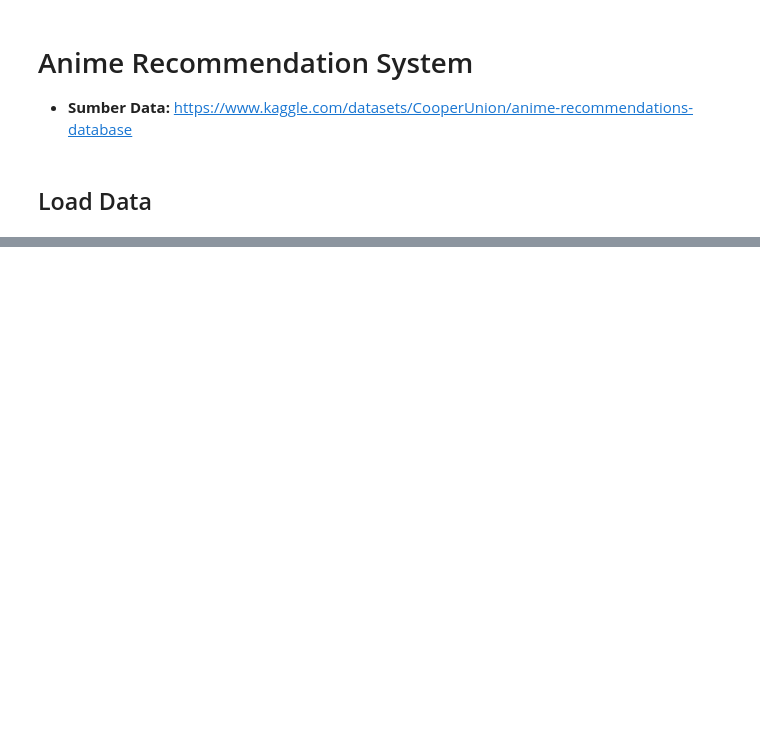
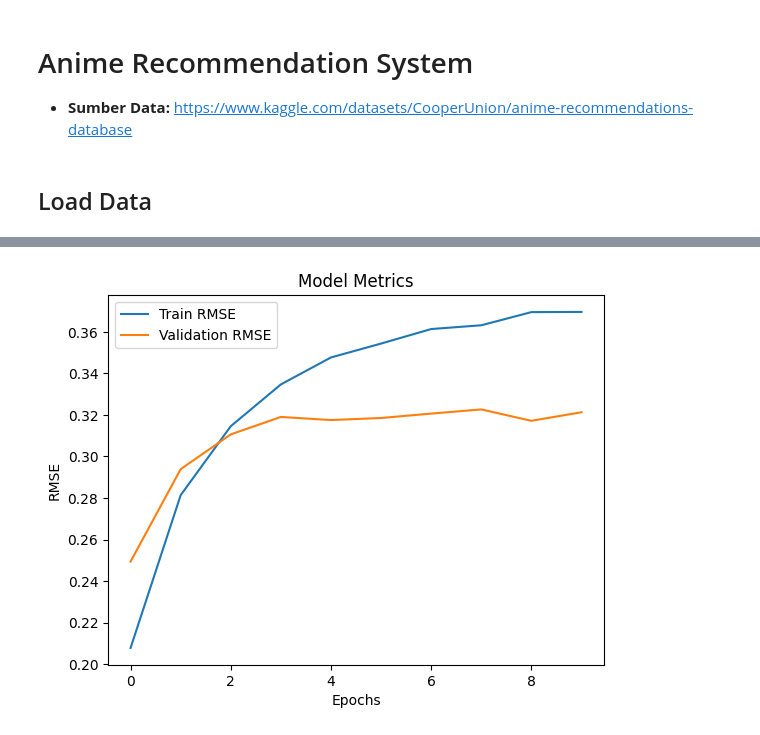
Before and after one commit to lusiaulia/anime-recommendation, a Jupyter notebook: Submission_Proyek_Kedua_ML_Terapan.ipynb, the cells around one changed output, grey strips where cells are left out. Saved outputs shown, nothing was run; the diff lists cells and outputs as text; code cells hidden in the pictures; blank space fills up the shorter version.

```diff
--- a/Submission_Proyek_Kedua_ML_Terapan.ipynb
+++ b/Submission_Proyek_Kedua_ML_Terapan.ipynb
@@ -242,0 +223,3 @@ Dari ketiga model terlihat model dengan akurasi yang paling besar yaitu model XG
+# %%
+rate_df.drop_duplicates(keep='first',inplace=True)
+print(rate_df[rate_df.duplicated()].shape[0])
@@ -242,0 +497,19 @@ Dari ketiga model terlihat model dengan akurasi yang paling besar yaitu model XG
+# %%
+# Data Preparation
+x = rate_df[['user_id', 'anime_id']].values
+y = rate_df['rating'].values
+
+# Normalisasi rating ke skala 0-1
+y = (y - y.min()) / (y.max() - y.min())
+
+# Split data menjadi train dan test
+x_train, x_test, y_train, y_test = train_test_split(x, y, test_size=0.2, random_state=42)
+# %%
+# Train Model
+history = model.fit(
+    x=x_train,
+    y=y_train,
+    batch_size=128,
+    epochs=10,
+    validation_data=(x_test, y_test)
+)
@@ -242,0 +537,11 @@ Dari ketiga model terlihat model dengan akurasi yang paling besar yaitu model XG
+# %%
+# Visualisasi Hasil Training
+plt.plot(history.history['root_mean_squared_error'], label='Train RMSE')
+plt.plot(history.history['val_root_mean_squared_error'], label='Validation RMSE')
+plt.title('Model Metrics')
+plt.xlabel('Epochs')
+plt.ylabel('RMSE')
+plt.legend()
+plt.show()
+# %% [output]
+[figure, added]
```
Also changed, not shown: parts of 104 cells of this notebook, 4 other files.
